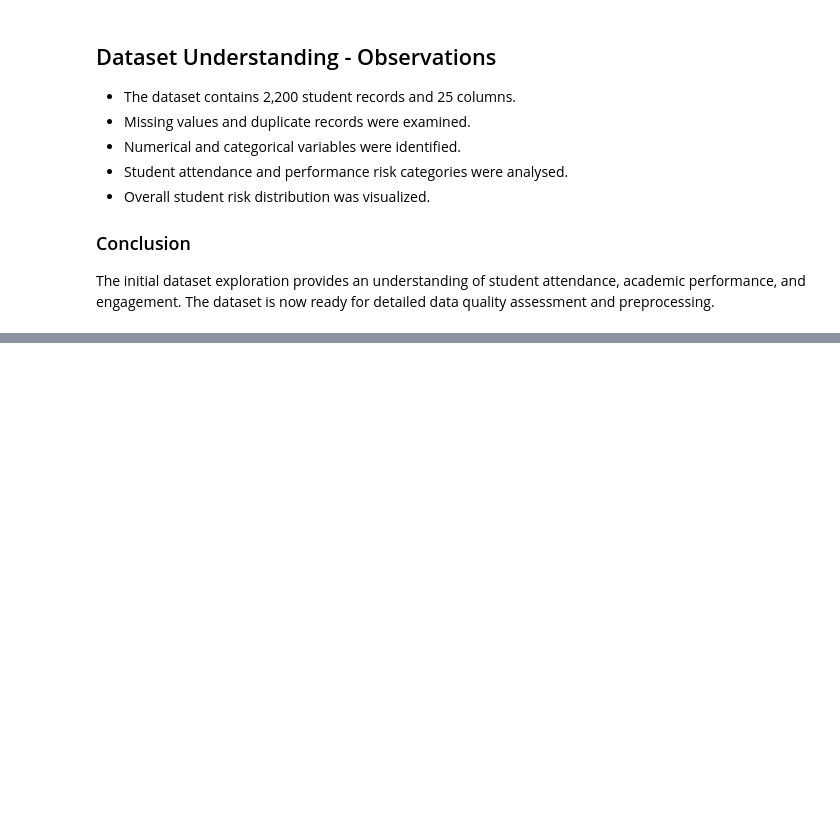
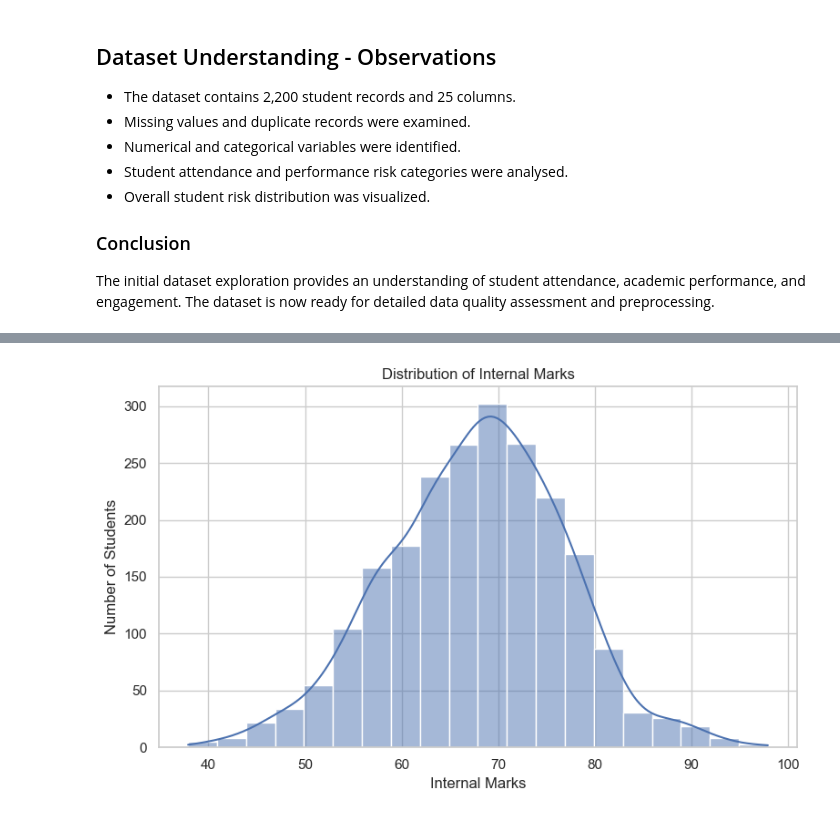
Before and after one commit to yuvrajshinde811/student-attendance-risk-analysis, a Jupyter notebook: Student_Attendance_Risk_Analysis.ipynb, the cells around one changed output, grey strips where cells are left out. Saved outputs shown, nothing was run; the diff lists cells and outputs as text; code cells hidden in the pictures; blank space fills up the shorter version.

```diff
--- a/Student_Attendance_Risk_Analysis.ipynb
+++ b/Student_Attendance_Risk_Analysis.ipynb
@@ -339,0 +672,19 @@ and preprocessing.
+# %%
+plt.figure(figsize=(8, 5))
+
+sns.histplot(
+    data=df_clean,
+    x="internal_marks",
+    bins=20,
+    kde=True
+)
+
+plt.title("Distribution of Internal Marks")
+plt.xlabel("Internal Marks")
+plt.ylabel("Number of Students")
+
+plt.tight_layout()
+plt.savefig("Visualizations/internal_marks_distribution.png")
+plt.show()
+# %% [output]
+[figure, added]
```
Also changed, not shown: parts of 59 cells of this notebook, 15 other files.
